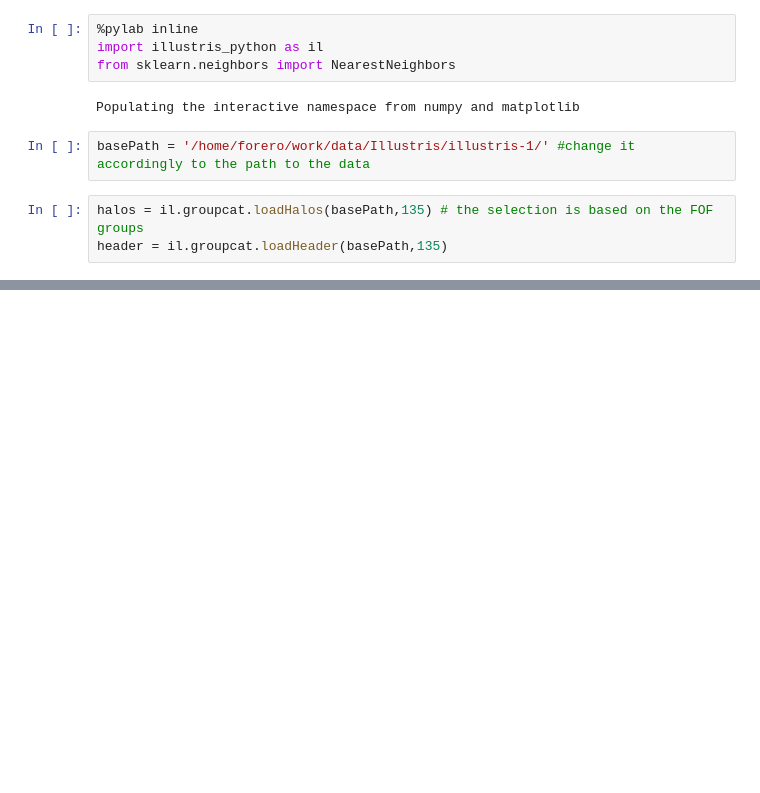
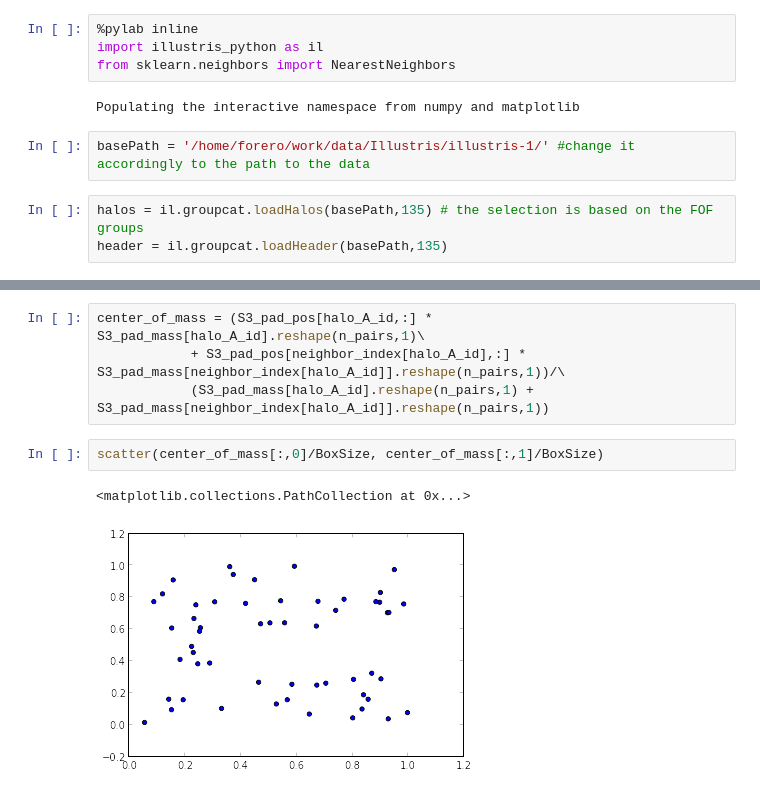
Before and after one commit to astroandes/IllustrisLG, a Jupyter notebook: code/LocalGroupSubVolumes.ipynb, the cells around one changed output, grey strips where cells are left out. Saved outputs shown, nothing was run; the diff lists cells and outputs as text; blank space fills up the shorter version.

```diff
--- a/code/LocalGroupSubVolumes.ipynb
+++ b/code/LocalGroupSubVolumes.ipynb
@@ -109,0 +142,9 @@ print n_pairs
+# %%
+center_of_mass = (S3_pad_pos[halo_A_id,:] * S3_pad_mass[halo_A_id].reshape(n_pairs,1)\
+            + S3_pad_pos[neighbor_index[halo_A_id],:] * S3_pad_mass[neighbor_index[halo_A_id]].reshape(n_pairs,1))/\
+            (S3_pad_mass[halo_A_id].reshape(n_pairs,1) + S3_pad_mass[neighbor_index[halo_A_id]].reshape(n_pairs,1))
+# %%
+scatter(center_of_mass[:,0]/BoxSize, center_of_mass[:,1]/BoxSize)
+# %% [output]
+<matplotlib.collections.PathCollection at 0x...>
+[figure, added]
```
Also changed, not shown: parts of 13 cells of this notebook.
